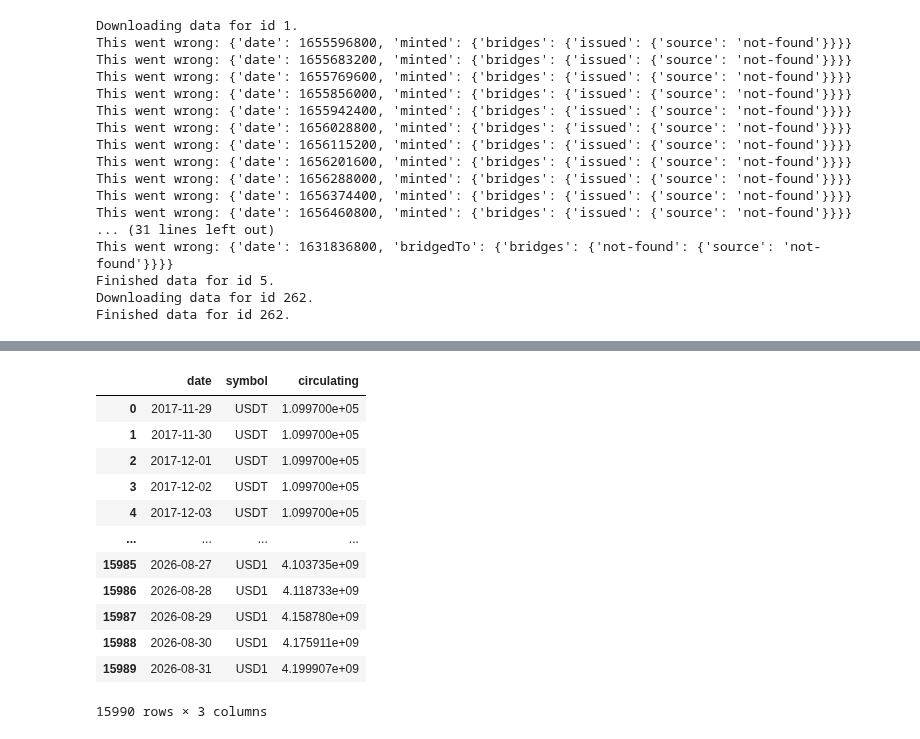
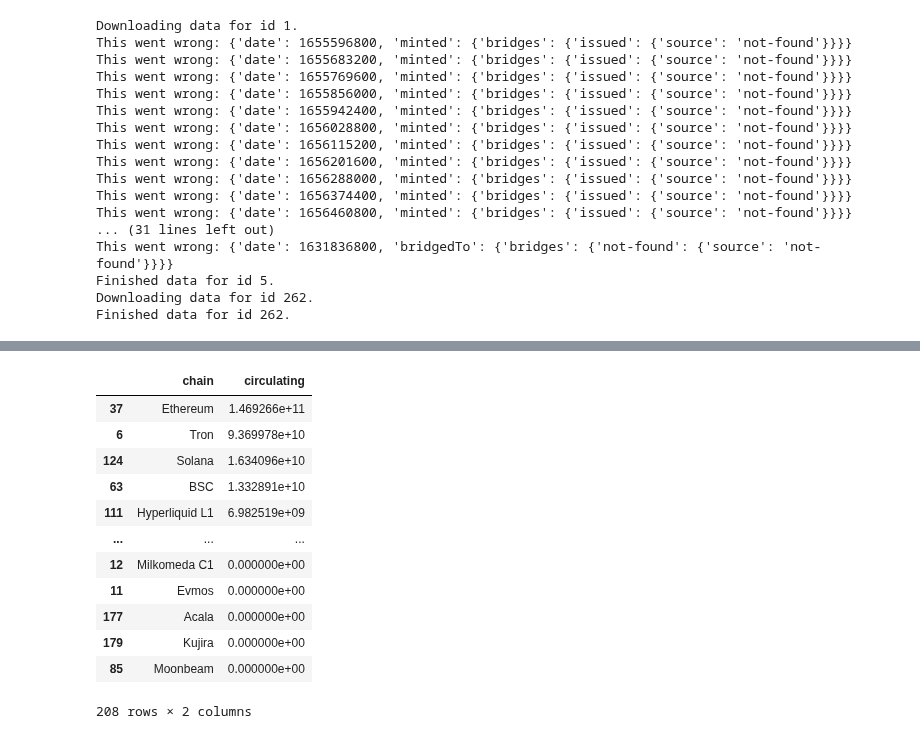
Before and after one commit to Joaosadi/dashcrypto, a Jupyter notebook: defillammastablecoins.ipynb, the cells around one changed output, grey strips where cells are left out. Cells and saved outputs as stored; diff of their text form; code cells hidden in the pictures.

Commit message:
added metrics and redesigned the stablecoins tab

```diff
--- a/defillammastablecoins.ipynb
+++ b/defillammastablecoins.ipynb
@@ -328,18 +328,35 @@ plot_stablecoin_historical_circulating(s, True)
 # %% [output]
 [interactive output not drawn]
 # %%
-s
+def get_stablecoinchains():
+    url = "https://stablecoins.llama.fi/stablecoinchains"
+    r = requests.get(url).json()
+    dictlist = []
+    for d in r:
+        name = d["name"]
+        # print(d["totalCirculatingUSD"])
+        try:
+            circulating = d["totalCirculatingUSD"]["peggedUSD"]
+        except:
+            circulating = 0
+        dictlist.append({"chain": name, "circulating": cSirculating})
+    df = pd.DataFrame(dictlist)
+    return df
+
+df = get_stablecoinchains()
-# %% [output]
-|  | date | symbol | circulating |
-| 0 | 2017-11-29 | USDT | 1.099700e+05 |
-| 1 | 2017-11-30 | USDT | 1.099700e+05 |
-| 2 | 2017-12-01 | USDT | 1.099700e+05 |
-| 3 | 2017-12-02 | USDT | 1.099700e+05 |
-| 4 | 2017-12-03 | USDT | 1.099700e+05 |
-| ... | ... | ... | ... |
-| 15985 | 2026-08-27 | USD1 | 4.103735e+09 |
-| 15986 | 2026-08-28 | USD1 | 4.118733e+09 |
-| 15987 | 2026-08-29 | USD1 | 4.158780e+09 |
-| 15988 | 2026-08-30 | USD1 | 4.175911e+09 |
-| 15989 | 2026-08-31 | USD1 | 4.199907e+09 |
-15990 rows × 3 columns
+# %%
+df.sort_values("circulating", ascending = False)
+# %% [output]
+|  | chain | circulating |
+| 37 | Ethereum | 1.469266e+11 |
+| 6 | Tron | 9.369978e+10 |
+| 124 | Solana | 1.634096e+10 |
+| 63 | BSC | 1.332891e+10 |
+| 111 | Hyperliquid L1 | 6.982519e+09 |
+| ... | ... | ... |
+| 12 | Milkomeda C1 | 0.000000e+00 |
+| 11 | Evmos | 0.000000e+00 |
+| 177 | Acala | 0.000000e+00 |
+| 179 | Kujira | 0.000000e+00 |
+| 85 | Moonbeam | 0.000000e+00 |
+208 rows × 2 columns
```
Also changed, not shown: 2 other files.
